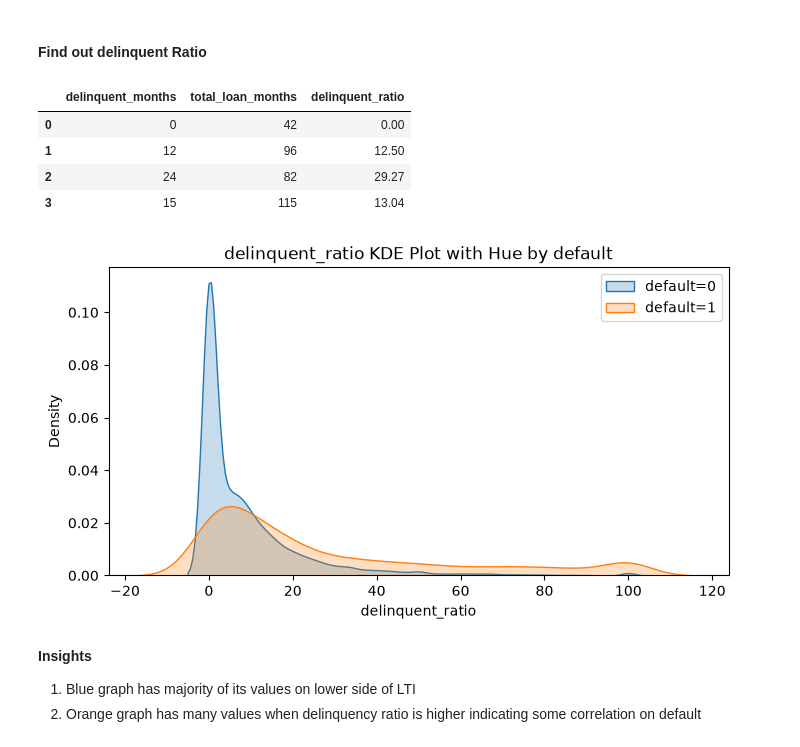
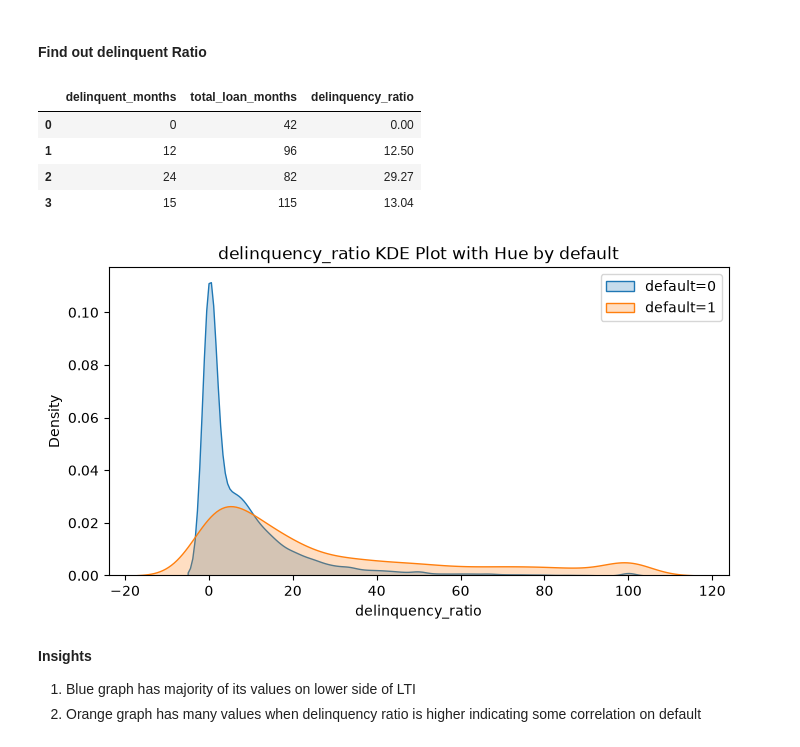
Before and after one commit to ANANTA678/A-Laptop, a Jupyter notebook: Project 2/Credit_risk_model.ipynb, the cells around one changed output. Drawn from its saved outputs; the diff is of its cells as text; code cells hidden in the pictures.

```diff
--- a/Project 2/Credit_risk_model.ipynb
+++ b/Project 2/Credit_risk_model.ipynb
@@ -361,23 +375,23 @@ plt.show()
 # %% [markdown]
 #### Find out delinquent Ratio
 # %%
-df['delinquent_ratio'] = (df["delinquent_months"] *100 / df["total_loan_months"] ).round(2)
-df[["delinquent_months", "total_loan_months", 'delinquent_ratio']].head(4)
+df['delinquency_ratio'] = (df["delinquent_months"] *100 / df["total_loan_months"] ).round(2)
+df[["delinquent_months", "total_loan_months", 'delinquency_ratio']].head(4)
 # %% [output]
-|  | delinquent_months | total_loan_months | delinquent_ratio |
+|  | delinquent_months | total_loan_months | delinquency_ratio |
 | 0 | 0 | 42 | 0.00 |
 | 1 | 12 | 96 | 12.50 |
 | 2 | 24 | 82 | 29.27 |
 | 3 | 15 | 115 | 13.04 |
 # %%
 plt.figure(figsize=(8, 4))
-sns.kdeplot(df['delinquent_ratio'][df['default'] == 0], fill=True, label='default=0')
-sns.kdeplot(df['delinquent_ratio'][df['default'] == 1], fill=True, label='default=1')
-plt.title(f"delinquent_ratio KDE Plot with Hue by default")
+sns.kdeplot(df['delinquency_ratio'][df['default'] == 0], fill=True, label='default=0')
+sns.kdeplot(df['delinquency_ratio'][df['default'] == 1], fill=True, label='default=1')
+plt.title(f"delinquency_ratio KDE Plot with Hue by default")
 plt.legend()
 plt.show()
 # %% [output]
-[figure, old version]
+[figure, new version]
 # %% [markdown]
 **Insights**
 1. Blue graph has majority of its values on lower side of LTI
```
Also changed, not shown: parts of 56 cells of this notebook, 14 other files.
